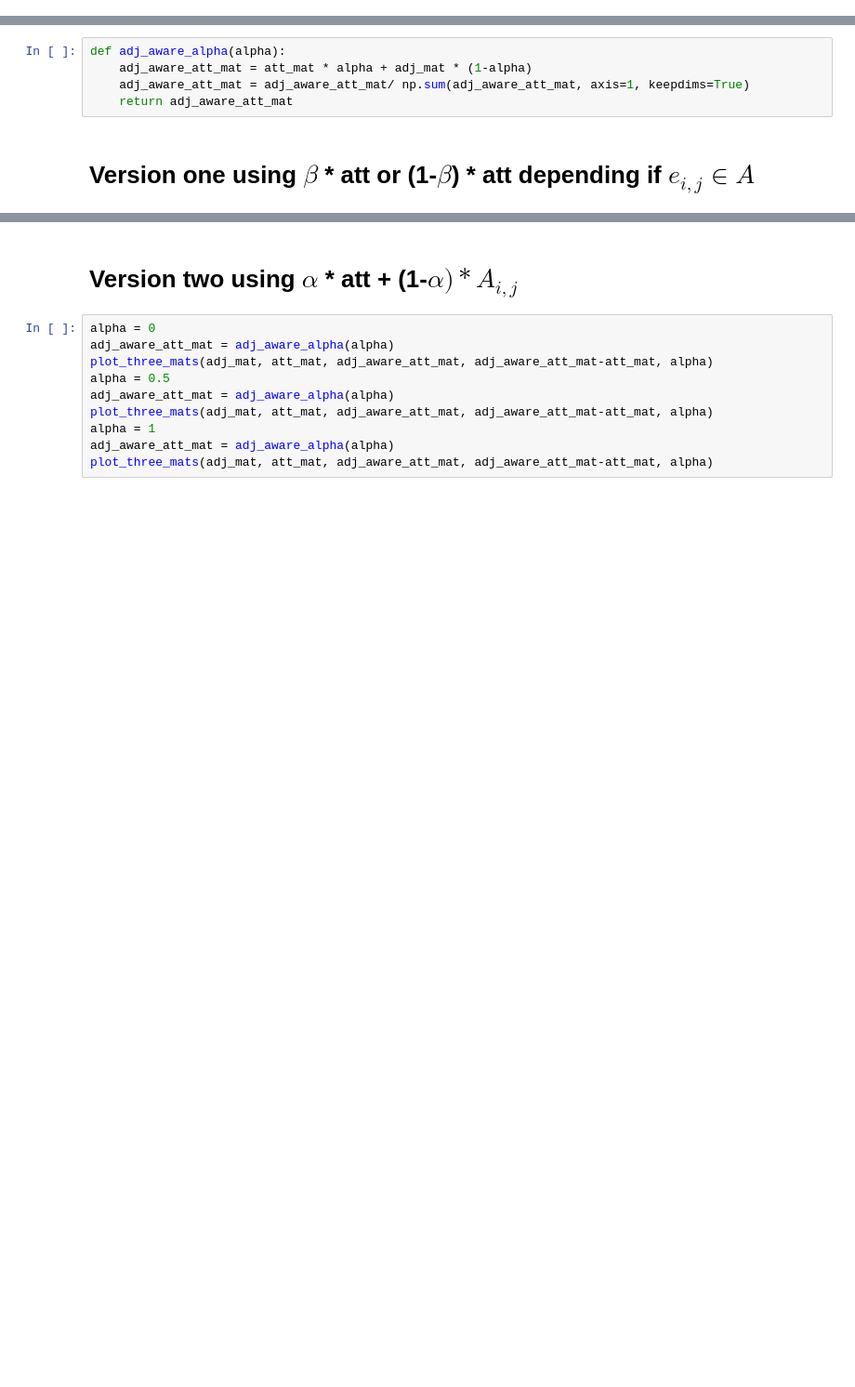
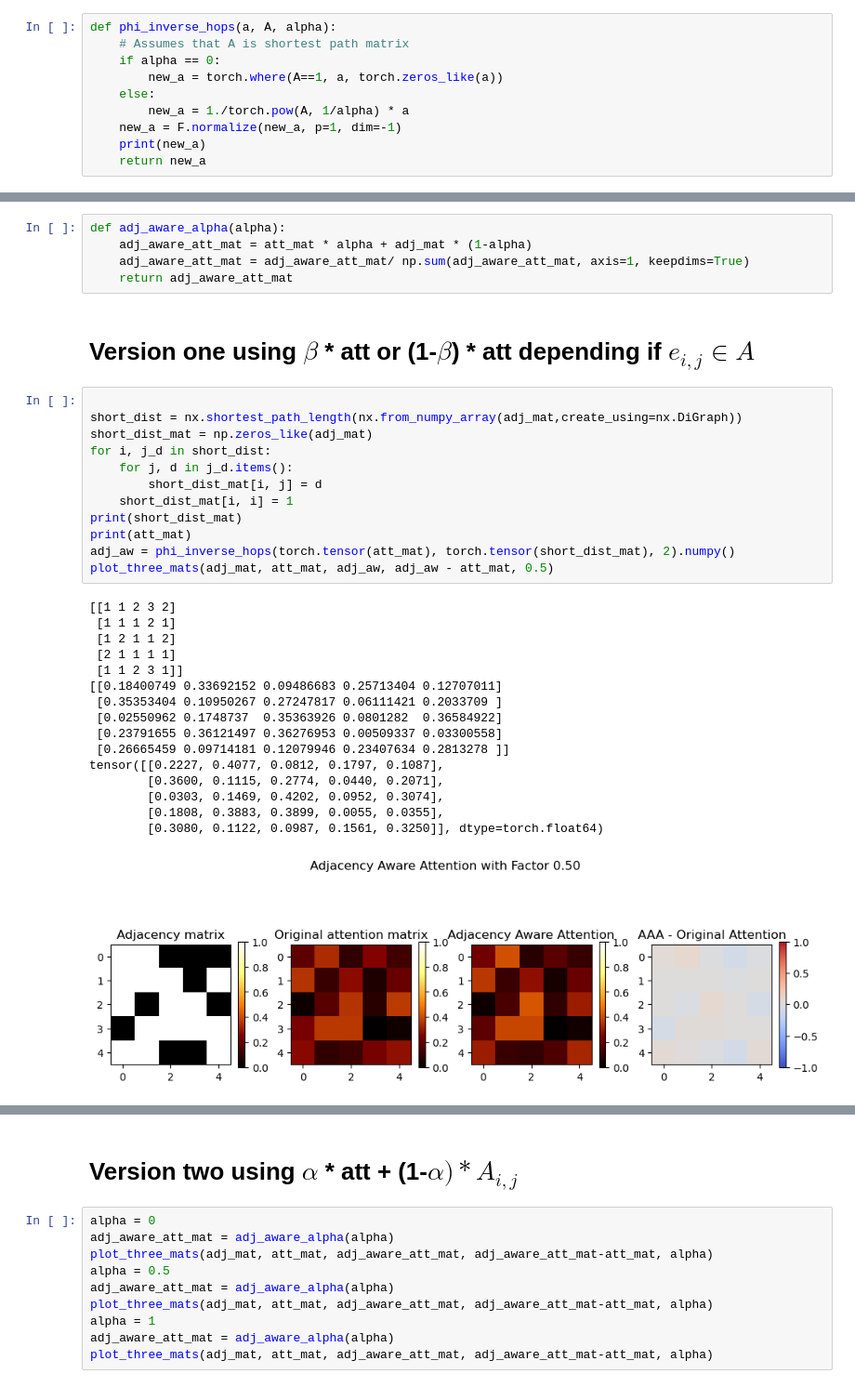
Before and after one commit to MatthiasOtth/GTA3, a Jupyter notebook: visualize_examples.ipynb, the cells around one changed output, grey strips where cells are left out. Shown: that part at 93% size. Cells and saved outputs as stored; diff of their text form; blank space fills up the shorter version.

Commit message:
inverse hop rescaling

```diff
--- a/visualize_examples.ipynb
+++ b/visualize_examples.ipynb
@@ -4,3 +7,13 @@ import matplotlib.pyplot as plt
+# %%
+def phi_inverse_hops(a, A, alpha):
+    # Assumes that A is shortest path matrix
+    if alpha == 0:
+        new_a = torch.where(A==1, a, torch.zeros_like(a))
+    else:
+        new_a = 1./torch.pow(A, 1/alpha) * a
+    new_a = F.normalize(new_a, p=1, dim=-1)
+    print(new_a)
+    return new_a
 # %%
 NUM_NODES = 5
 # %%
@@ -60,6 +73,35 @@ def adj_aware_alpha(alpha):
     return adj_aware_att_mat
 # %% [markdown]
 # Version one using $\beta$ * att or (1-$\beta$) * att depending if $e_{i,j} \in A$
+# %%
+
+short_dist = nx.shortest_path_length(nx.from_numpy_array(adj_mat,create_using=nx.DiGraph))
+short_dist_mat = np.zeros_like(adj_mat)
+for i, j_d in short_dist:
+    for j, d in j_d.items():
+        short_dist_mat[i, j] = d
+    short_dist_mat[i, i] = 1
+print(short_dist_mat)
+print(att_mat)
+adj_aw = phi_inverse_hops(torch.tensor(att_mat), torch.tensor(short_dist_mat), 2).numpy()
+plot_three_mats(adj_mat, att_mat, adj_aw, adj_aw - att_mat, 0.5)
+# %% [output]
+[[1 1 2 3 2]
+ [1 1 1 2 1]
+ [1 2 1 1 2]
+ [2 1 1 1 1]
+ [1 1 2 3 1]]
+[[0.18400749 0.33692152 0.09486683 0.25713404 0.12707011]
+ [0.35353404 0.10950267 0.27247817 0.06111421 0.2033709 ]
+ [0.02550962 0.1748737  0.35363926 0.0801282  0.36584922]
+ [0.23791655 0.36121497 0.36276953 0.00509337 0.03300558]
+ [0.26665459 0.09714181 0.12079946 0.23407634 0.2813278 ]]
+tensor([[0.2227, 0.4077, 0.0812, 0.1797, 0.1087],
+        [0.3600, 0.1115, 0.2774, 0.0440, 0.2071],
+        [0.0303, 0.1469, 0.4202, 0.0952, 0.3074],
+        [0.1808, 0.3883, 0.3899, 0.0055, 0.0355],
+        [0.3080, 0.1122, 0.0987, 0.1561, 0.3250]], dtype=torch.float64)
+[figure, added]
 # %%
 beta = 0
 corr_mat, adj_aware_att_mat = adj_aware_beta(beta)
```
Also changed, not shown: parts of 5 cells of this notebook, 3 other files.
